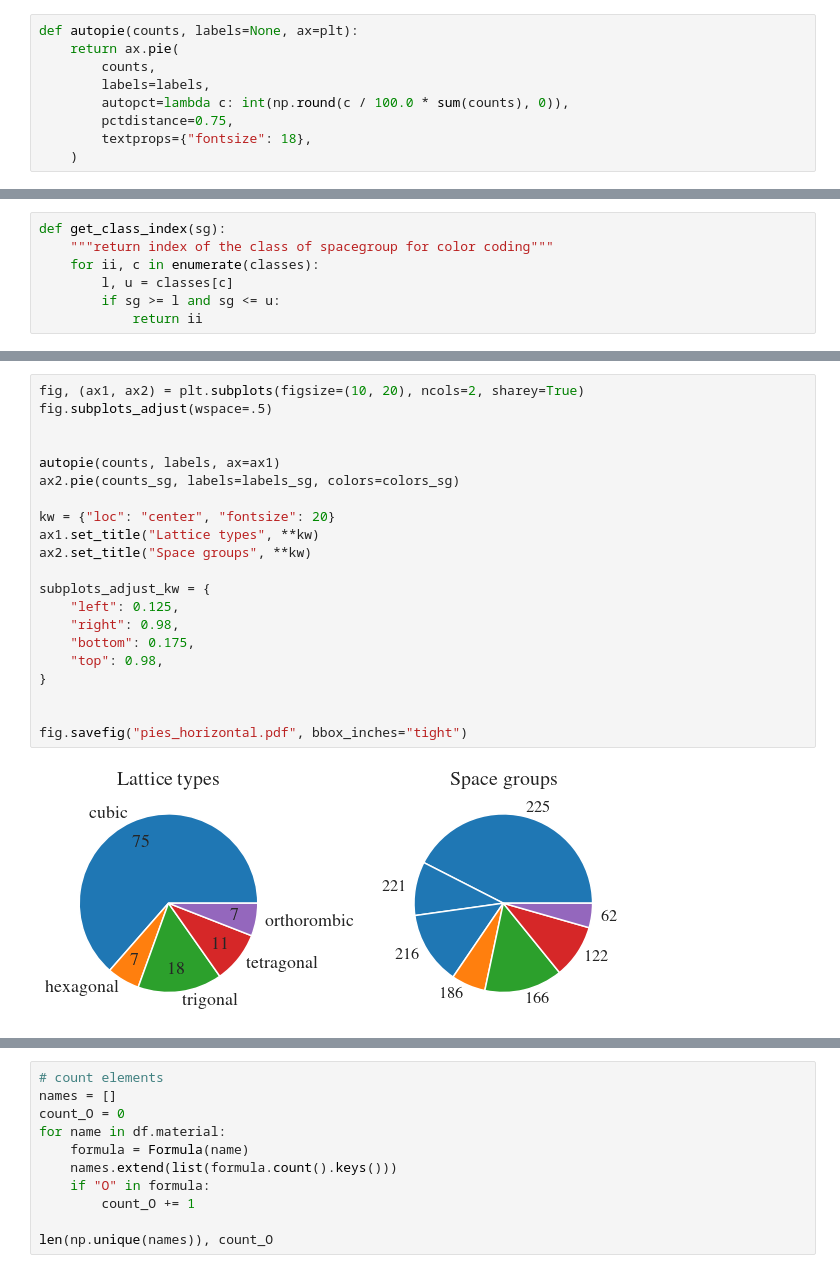
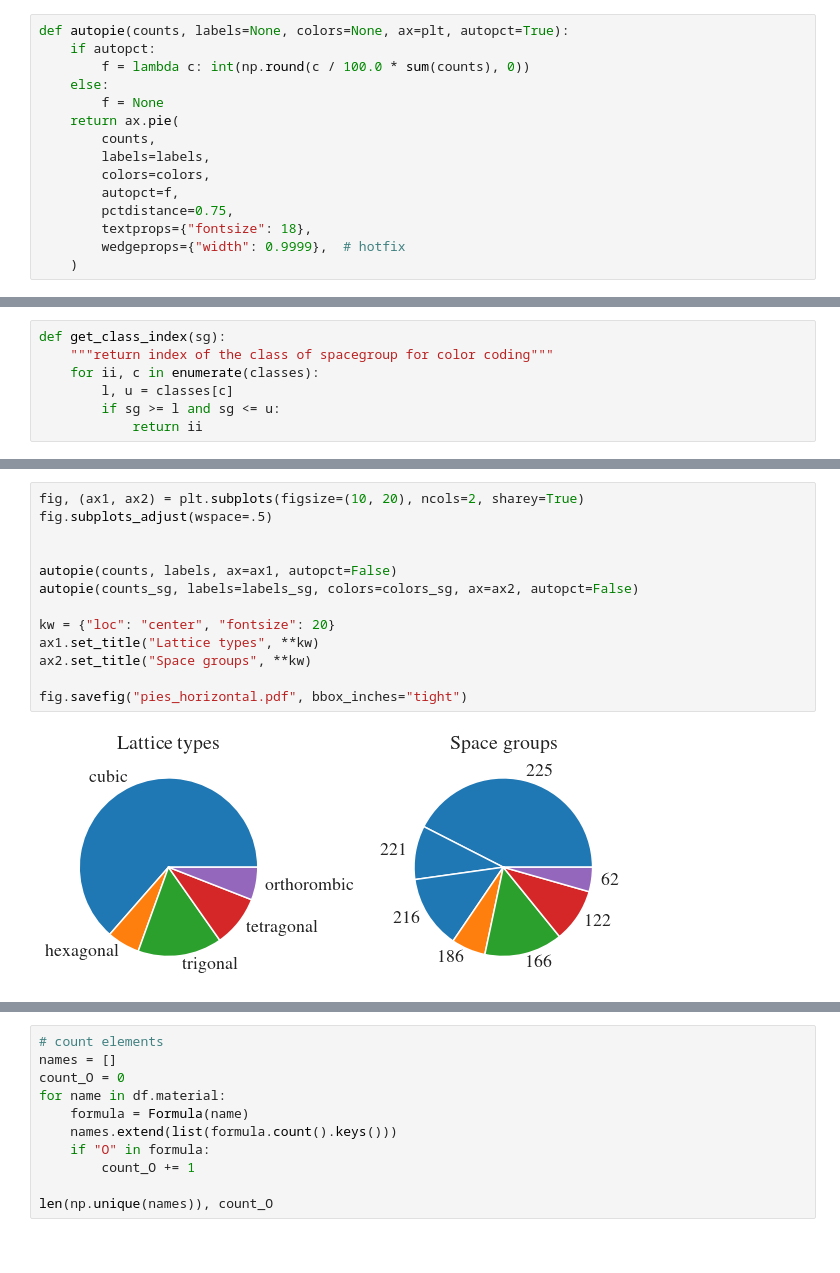
Before and after one commit to flokno/thesis_phd, a Jupyter notebook: data/plots/dataset/pandas.ipynb, the cells around one changed output, grey strips where cells are left out. Saved outputs shown, nothing was run; the diff lists cells and outputs as text.

```diff
--- a/data/plots/dataset/pandas.ipynb
+++ b/data/plots/dataset/pandas.ipynb
@@ -61,13 +61,19 @@ classes = {
     "orthorombic": (16, 74),
 }
 # %%
-def autopie(counts, labels=None, ax=plt):
+def autopie(counts, labels=None, colors=None, ax=plt, autopct=True):
+    if autopct:
+        f = lambda c: int(np.round(c / 100.0 * sum(counts), 0))
+    else:
+        f = None
     return ax.pie(
         counts,
         labels=labels,
-        autopct=lambda c: int(np.round(c / 100.0 * sum(counts), 0)),
+        colors=colors,
+        autopct=f,
         pctdistance=0.75,
         textprops={"fontsize": 18},
+        wedgeprops={"width": 0.9999},  # hotfix
     )
 # %%
 sns.set_palette("tab10")
@@ -153,24 +161,16 @@ fig.savefig("pies.pdf", bbox_inches="tight")
 # %%
 fig, (ax1, ax2) = plt.subplots(figsize=(10, 20), ncols=2, sharey=True)
 fig.subplots_adjust(wspace=.5)
 
 
-autopie(counts, labels, ax=ax1)
-ax2.pie(counts_sg, labels=labels_sg, colors=colors_sg)
+autopie(counts, labels, ax=ax1, autopct=False)
+autopie(counts_sg, labels=labels_sg, colors=colors_sg, ax=ax2, autopct=False)
 
 kw = {"loc": "center", "fontsize": 20}
 ax1.set_title("Lattice types", **kw)
 ax2.set_title("Space groups", **kw)
 
-subplots_adjust_kw = {
-    "left": 0.125,
-    "right": 0.98,
-    "bottom": 0.175,
-    "top": 0.98,
-}
-
-
 fig.savefig("pies_horizontal.pdf", bbox_inches="tight")
 # %% [output]
-[figure, old version]
+[figure, new version]
 # %%
```
Also changed, not shown: parts of 4 cells of this notebook, 5 other files.
